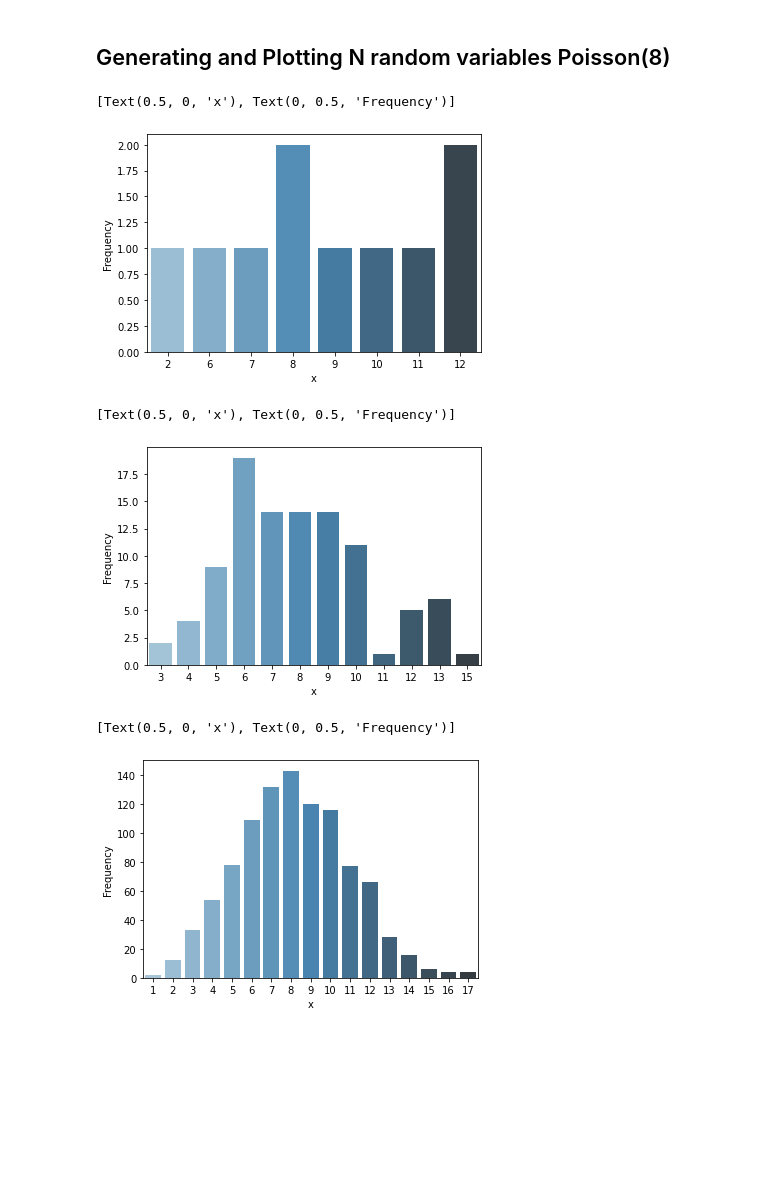
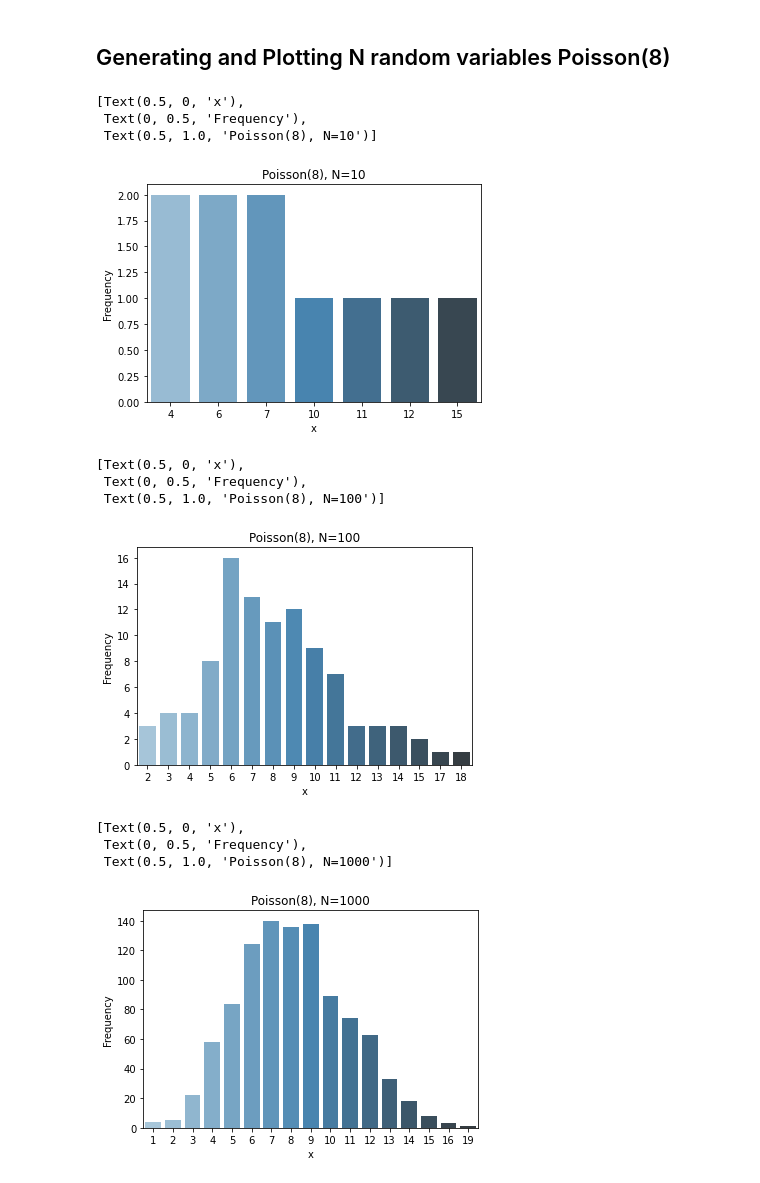
Before and after one commit to ljk233/AutomatingM248, a Jupyter notebook: notebooks/A05-1_SettlingDownPoisson.ipynb, the cells around one changed output. Cells and saved outputs as stored; diff of their text form; code cells hidden in the pictures; blank space fills up the shorter version.

```diff
--- a/notebooks/A05-1_SettlingDownPoisson.ipynb
+++ b/notebooks/A05-1_SettlingDownPoisson.ipynb
@@ -38,27 +38,36 @@ ax1.set(xlabel='x', ylabel='p(x)', title='Poisson(8)')
 # %%
 # simulate N=10
 r = stats.poisson.rvs(mu=8, size=10)
 ax2 = sns.countplot(x=r, palette="Blues_d")
-ax2.set(xlabel='x', ylabel='Frequency')
+ax2.set(xlabel='x', ylabel='Frequency',
+        title='Poisson(8), N=10')
 # %% [output]
-[Text(0.5, 0, 'x'), Text(0, 0.5, 'Frequency')]
+[Text(0.5, 0, 'x'),
+ Text(0, 0.5, 'Frequency'),
+ Text(0.5, 1.0, 'Poisson(8), N=10')]
-[figure, old version]
+[figure, new version]
 # %%
 # simulate N=100
 r = stats.poisson.rvs(mu=8, size=100)
 ax3 = sns.countplot(x=r, palette="Blues_d")
-ax3.set(xlabel='x', ylabel='Frequency')
+ax3.set(xlabel='x', ylabel='Frequency',
+        title='Poisson(8), N=100')
 # %% [output]
-[Text(0.5, 0, 'x'), Text(0, 0.5, 'Frequency')]
+[Text(0.5, 0, 'x'),
+ Text(0, 0.5, 'Frequency'),
+ Text(0.5, 1.0, 'Poisson(8), N=100')]
-[figure, old version]
+[figure, new version]
 # %%
 # simulate N=1000
 r = stats.poisson.rvs(mu=8, size=1000)
 ax4 = sns.countplot(x=r, palette="Blues_d")
-ax4.set(xlabel='x', ylabel='Frequency')
+ax4.set(xlabel='x', ylabel='Frequency',
+        title='Poisson(8), N=1000')
 # %% [output]
-[Text(0.5, 0, 'x'), Text(0, 0.5, 'Frequency')]
+[Text(0.5, 0, 'x'),
+ Text(0, 0.5, 'Frequency'),
+ Text(0.5, 1.0, 'Poisson(8), N=1000')]
-[figure, old version]
+[figure, new version]
 # %%
 # simulate N=10000
 r = stats.poisson.rvs(mu=8, size=10000)
```
Also changed, not shown: parts of 2 cells of this notebook.
